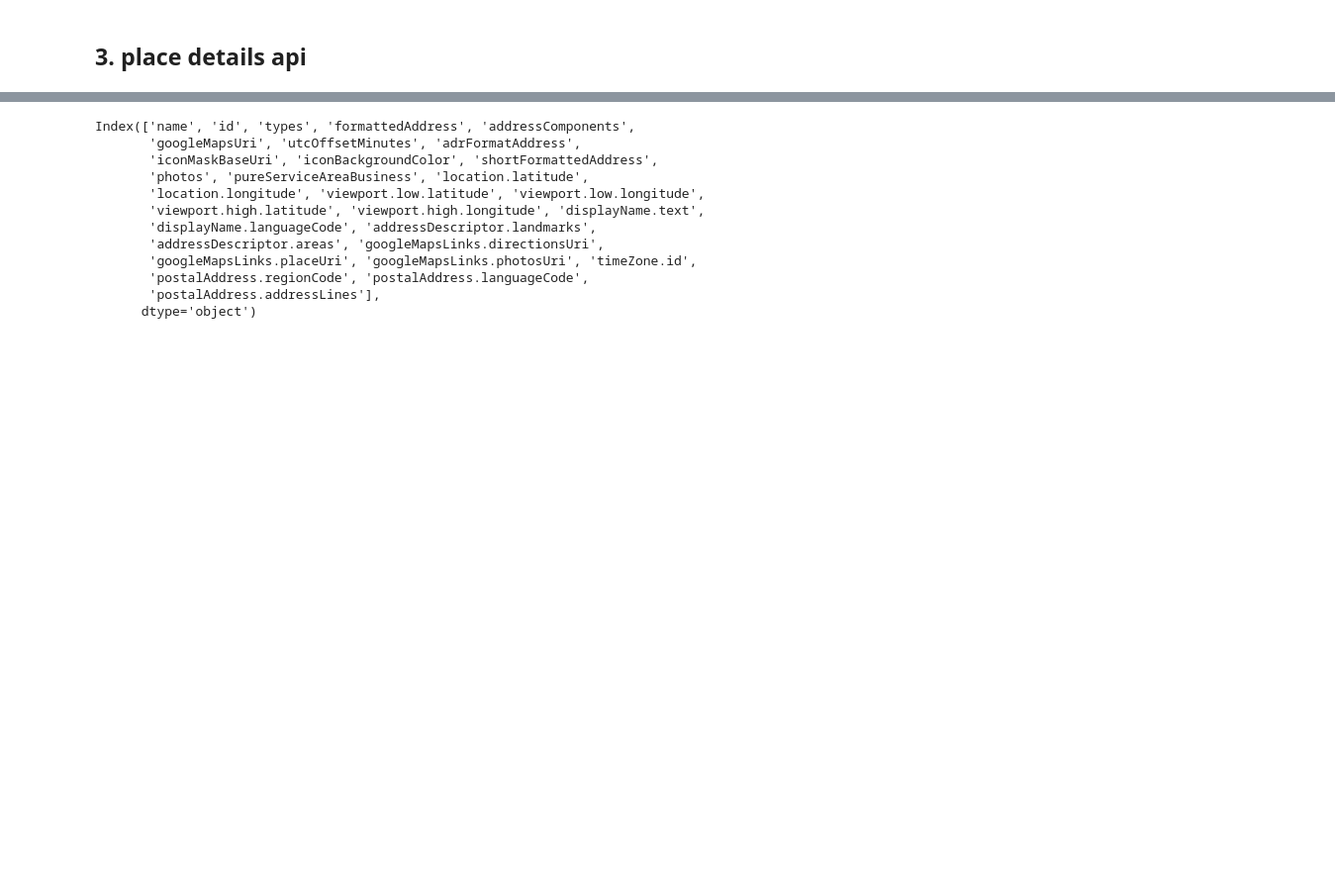
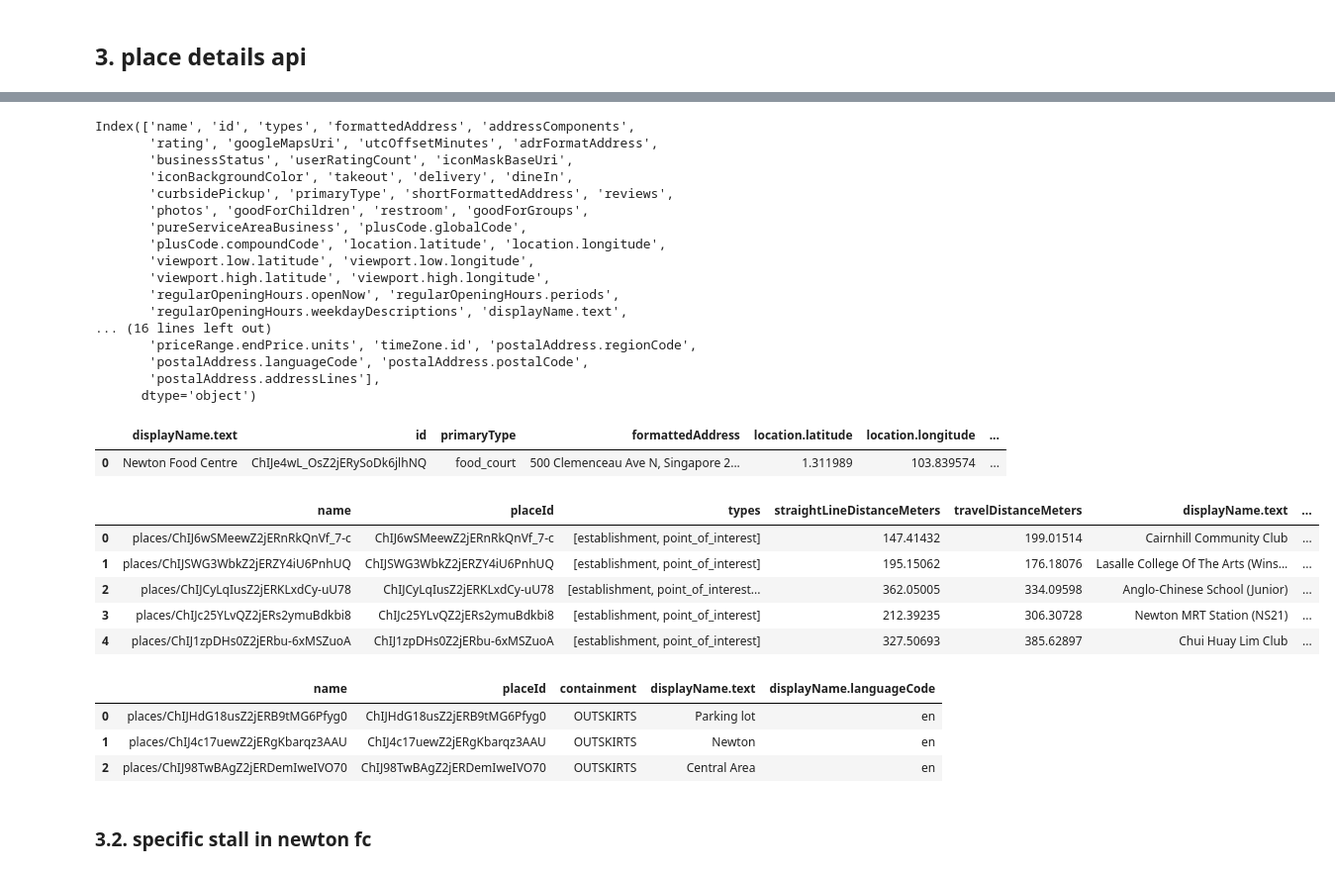
Before and after one commit to koshyan/places-api, a Jupyter notebook: places_api.ipynb, the cells around one changed output, grey strips where cells are left out. Shown at 99% size. Saved outputs shown, nothing was run; the diff lists cells and outputs as text; code cells hidden in the pictures; blank space fills up the shorter version.

Commit message:
place details

```diff
--- a/places_api.ipynb
+++ b/places_api.ipynb
@@ -5,7 +5,7 @@ import requests
 import pandas as pd
 import time
 # %%
-api_key = 'replace with api key'
+api_key = 'replace api key here'
 # %% [markdown]
 ## 1. text search api
 # %%
@@ -828,8 +853,6 @@ def call_place_details_api(fieldmask, place_id, api_key):
 # %%
-# newton food centre (place id retrieved from text search)
+fieldmask_3_1 = '*'
+id_3_1 = 'ChIJe4wL_OsZ2jERySoDk6jlhNQ'   # newton food centre place id from text / nearby search result
 
-fieldmask_3 = '*'
-id = 'ChIJRywE--sZ2jERFLd3yhyGxUQ'   # newton food centre
-
-test_3 = call_place_details_api(fieldmask_2, id, api_key)
+test_3_1 = call_place_details_api(fieldmask_3_1, id_3_1, api_key)
 # %%
@@ -841,15 +864,57 @@ test_3
 # %%
-print(test_3.columns)
+print(test_3_1.columns)
 # %% [output]
 Index(['name', 'id', 'types', 'formattedAddress', 'addressComponents',
-       'googleMapsUri', 'utcOffsetMinutes', 'adrFormatAddress',
-       'iconMaskBaseUri', 'iconBackgroundColor', 'shortFormattedAddress',
-       'photos', 'pureServiceAreaBusiness', 'location.latitude',
-       'location.longitude', 'viewport.low.latitude', 'viewport.low.longitude',
-       'viewport.high.latitude', 'viewport.high.longitude', 'displayName.text',
-       'displayName.languageCode', 'addressDescriptor.landmarks',
-       'addressDescriptor.areas', 'googleMapsLinks.directionsUri',
-       'googleMapsLinks.placeUri', 'googleMapsLinks.photosUri', 'timeZone.id',
-       'postalAddress.regionCode', 'postalAddress.languageCode',
+       'rating', 'googleMapsUri', 'utcOffsetMinutes', 'adrFormatAddress',
+       'businessStatus', 'userRatingCount', 'iconMaskBaseUri',
+       'iconBackgroundColor', 'takeout', 'delivery', 'dineIn',
+       'curbsidePickup', 'primaryType', 'shortFormattedAddress', 'reviews',
+       'photos', 'goodForChildren', 'restroom', 'goodForGroups',
+       'pureServiceAreaBusiness', 'plusCode.globalCode',
+       'plusCode.compoundCode', 'location.latitude', 'location.longitude',
+       'viewport.low.latitude', 'viewport.low.longitude',
+       'viewport.high.latitude', 'viewport.high.longitude',
+       'regularOpeningHours.openNow', 'regularOpeningHours.periods',
+       'regularOpeningHours.weekdayDescriptions', 'displayName.text',
+... (16 lines left out)
+       'priceRange.endPrice.units', 'timeZone.id', 'postalAddress.regionCode',
+       'postalAddress.languageCode', 'postalAddress.postalCode',
        'postalAddress.addressLines'],
       dtype='object')
+# %%
+test_3_1[['displayName.text',
+          'id',
+          'primaryType',
+          'formattedAddress',
+          'location.latitude',
+          'location.longitude',
+          'rating',
+          'reviews',
+          'userRatingCount',
+          'regularOpeningHours.weekdayDescriptions',
+          'priceRange.startPrice.units',
+          'priceRange.endPrice.units',
+          'editorialSummary.text',
+          'addressDescriptor.landmarks',
+          'addressDescriptor.areas']]
+# %% [output]
+|  | displayName.text | id | primaryType | formattedAddress | location.latitude | location.longitude | ... |
+| 0 | Newton Food Centre | ChIJe4wL_OsZ2jERySoDk6jlhNQ | food_court | 500 Clemenceau Ave N, Singapore 2... | 1.311989 | 103.839574 | ... |
+# %%
+pd.json_normalize(test_3_1['addressDescriptor.landmarks'][0])   # convert address descriptor landmarks into a dataframe
+# %% [output]
+|  | name | placeId | types | straightLineDistanceMeters | travelDistanceMeters | displayName.text | ... |
+| 0 | places/ChIJ6wSMeewZ2jERnRkQnVf_7-c | ChIJ6wSMeewZ2jERnRkQnVf_7-c | [establishment, point_of_interest] | 147.41432 | 199.01514 | Cairnhill Community Club | ... |
+| 1 | places/ChIJSWG3WbkZ2jERZY4iU6PnhUQ | ChIJSWG3WbkZ2jERZY4iU6PnhUQ | [establishment, point_of_interest] | 195.15062 | 176.18076 | Lasalle College Of The Arts (Wins... | ... |
+| 2 | places/ChIJCyLqIusZ2jERKLxdCy-uU78 | ChIJCyLqIusZ2jERKLxdCy-uU78 | [establishment, point_of_interest... | 362.05005 | 334.09598 | Anglo-Chinese School (Junior) | ... |
+| 3 | places/ChIJc25YLvQZ2jERs2ymuBdkbi8 | ChIJc25YLvQZ2jERs2ymuBdkbi8 | [establishment, point_of_interest] | 212.39235 | 306.30728 | Newton MRT Station (NS21) | ... |
+| 4 | places/ChIJ1zpDHs0Z2jERbu-6xMSZuoA | ChIJ1zpDHs0Z2jERbu-6xMSZuoA | [establishment, point_of_interest] | 327.50693 | 385.62897 | Chui Huay Lim Club | ... |
+# %%
+pd.json_normalize(test_3_1['addressDescriptor.areas'][0])   # convert address descriptor areas into a dataframe
+# %% [output]
+|  | name | placeId | containment | displayName.text | displayName.languageCode |
+| 0 | places/ChIJHdG18usZ2jERB9tMG6Pfyg0 | ChIJHdG18usZ2jERB9tMG6Pfyg0 | OUTSKIRTS | Parking lot | en |
+| 1 | places/ChIJ4c17uewZ2jERgKbarqz3AAU | ChIJ4c17uewZ2jERgKbarqz3AAU | OUTSKIRTS | Newton | en |
+| 2 | places/ChIJ98TwBAgZ2jERDemIweIVO70 | ChIJ98TwBAgZ2jERDemIweIVO70 | OUTSKIRTS | Central Area | en |
+# %% [markdown]
+### 3.2. specific stall in newton fc
```
Also changed, not shown: parts of 11 cells of this notebook.
